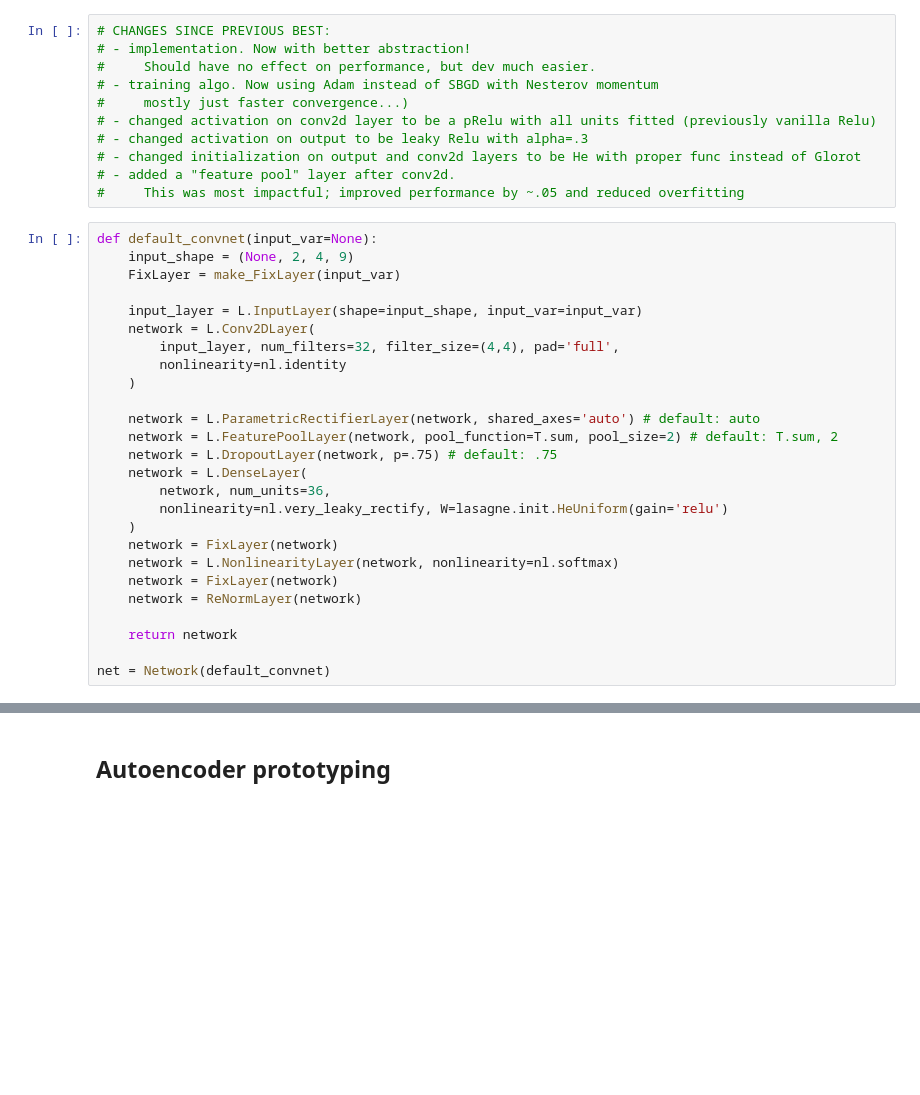
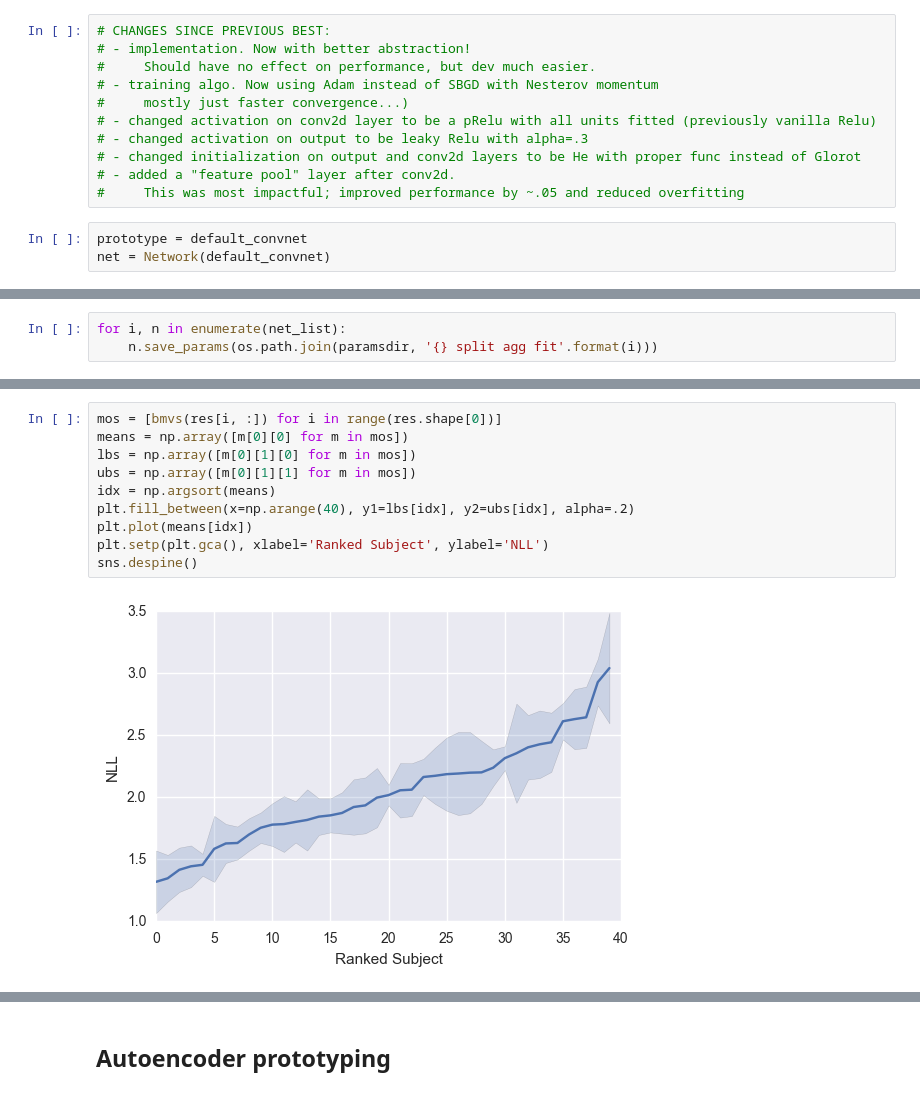
Before and after one commit to galbiati/nns-for-mnk, a Jupyter notebook: Prototyping.ipynb, the cells around one changed output, grey strips where cells are left out. Cells and saved outputs as stored; diff of their text form; blank space fills up the shorter version.

```diff
--- a/Prototyping.ipynb
+++ b/Prototyping.ipynb
@@ -31,32 +31,9 @@ data = loading.default_loader(datafile)
 # - changed initialization on output and conv2d layers to be He with proper func instead of Glorot
 # - added a "feature pool" layer after conv2d.
 #     This was most impactful; improved performance by ~.05 and reduced overfitting
-# %%
-def default_convnet(input_var=None):
-    input_shape = (None, 2, 4, 9)
-    FixLayer = make_FixLayer(input_var)
-
-    input_layer = L.InputLayer(shape=input_shape, input_var=input_var)
-    network = L.Conv2DLayer(
-        input_layer, num_filters=32, filter_size=(4,4), pad='full',
-        nonlinearity=nl.identity
-    )
-
-    network = L.ParametricRectifierLayer(network, shared_axes='auto') # default: auto
-    network = L.FeaturePoolLayer(network, pool_function=T.sum, pool_size=2) # default: T.sum, 2
-    network = L.DropoutLayer(network, p=.75) # default: .75
-    network = L.DenseLayer(
-        network, num_units=36,
-        nonlinearity=nl.very_leaky_rectify, W=lasagne.init.HeUniform(gain='relu')
-    )
-    network = FixLayer(network)
-    network = L.NonlinearityLayer(network, nonlinearity=nl.softmax)
-    network = FixLayer(network)
-    network = ReNormLayer(network)
-
-    return network
-
-net = Network(default_convnet)
+# %%
+prototype = default_convnet
+net = Network(default_convnet)
 # %%
 trainer = DefaultTrainer(stopthresh=100) # default: 125
 net_list = trainer.train_all(architecture=default_convnet, data=data, seed=985227)
@@ -86 +63,4 @@ Epoch 150 took 1.344s
+# %%
+for i, n in enumerate(net_list):
+    n.save_params(os.path.join(paramsdir, '{} split agg fit'.format(i)))
 # %% [markdown]
@@ -149,0 +113,12 @@ OVERALL RESULTS
+# %%
+mos = [bmvs(res[i, :]) for i in range(res.shape[0])]
+means = np.array([m[0][0] for m in mos])
+lbs = np.array([m[0][1][0] for m in mos])
+ubs = np.array([m[0][1][1] for m in mos])
+idx = np.argsort(means)
+plt.fill_between(x=np.arange(40), y1=lbs[idx], y2=ubs[idx], alpha=.2)
+plt.plot(means[idx])
+plt.setp(plt.gca(), xlabel='Ranked Subject', ylabel='NLL')
+sns.despine()
+# %% [output]
+[figure, added]
```
Also changed, not shown: parts of 8 cells of this notebook, 2 other files.
